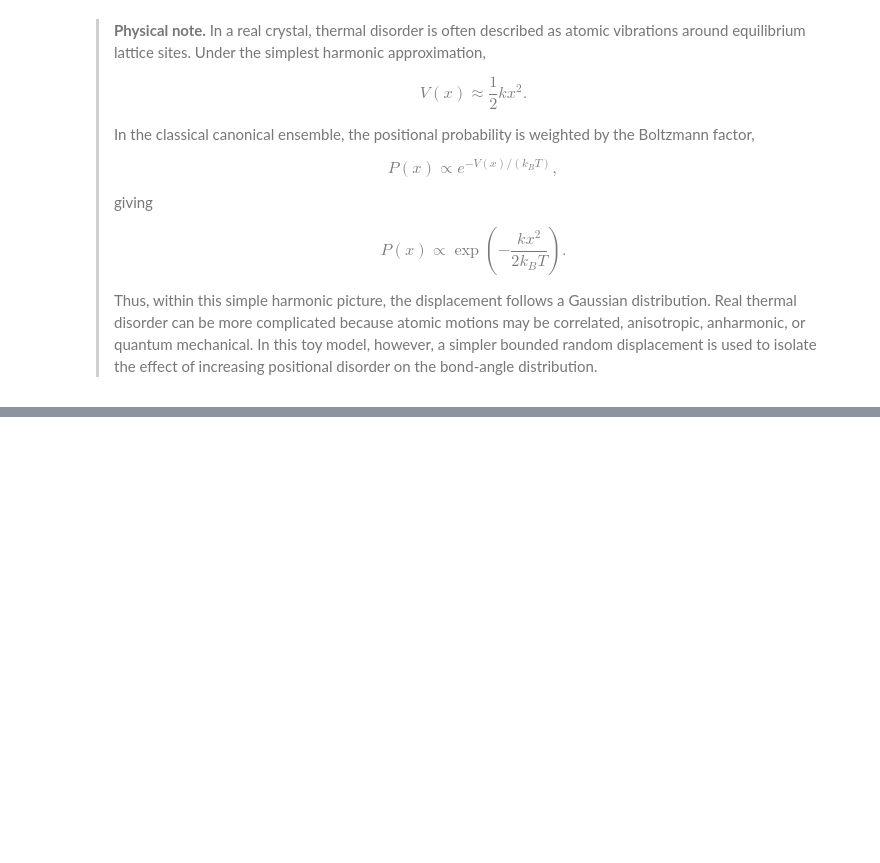
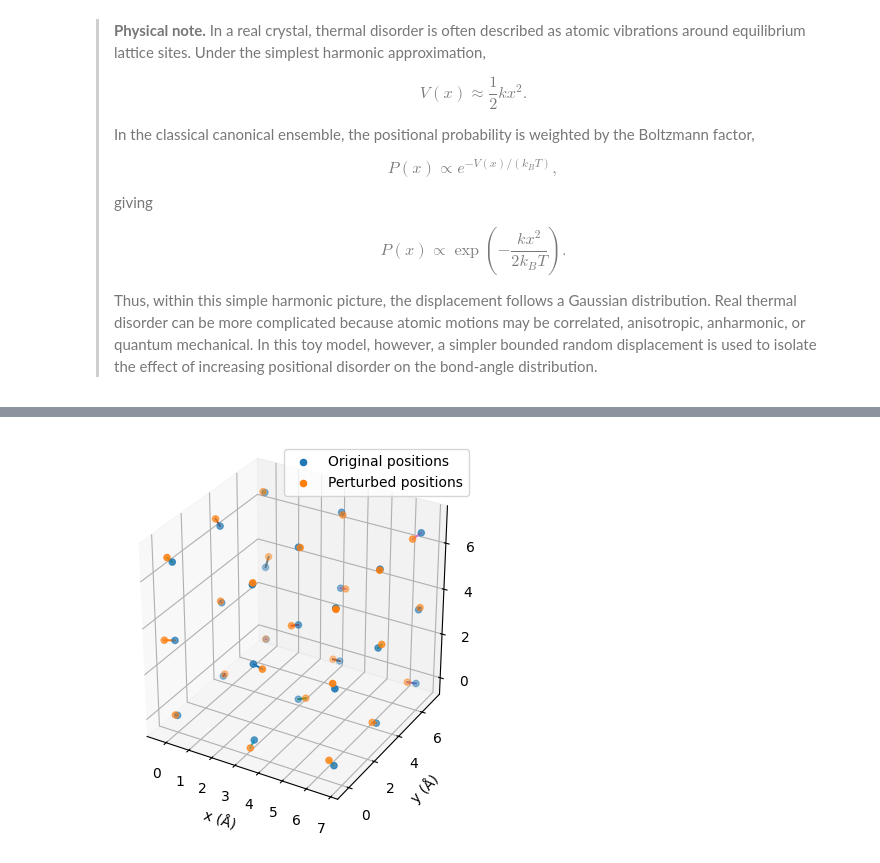
Before and after one commit to Jiaxuan-W41/Computational_Practice_MSc, a Jupyter notebook: Periodic_Atomic_structure/Bond_Angel_Distribution_for_periodic_systems.ipynb, the cells around one changed output, grey strips where cells are left out. Saved outputs shown, nothing was run; the diff lists cells and outputs as text; code cells hidden in the pictures; blank space fills up the shorter version.

```diff
--- a/Periodic_Atomic_structure/Bond_Angel_Distribution_for_periodic_systems.ipynb
+++ b/Periodic_Atomic_structure/Bond_Angel_Distribution_for_periodic_systems.ipynb
@@ -711,0 +894,44 @@ The parameter $d_{\max}$ therefore controls the strength of the positional disor
+# %%
+displacements_0_5 = pbc(
+    perturbed_positions_0_5 - ordered_positions,
+    cell
+)
+
+perturbed_display_0_5 = ordered_positions + displacements_0_5
+# %%
+fig = plt.figure()
+ax = fig.add_subplot(111, projection="3d")
+
+ax.scatter(
+    ordered_positions[:, 0],
+    ordered_positions[:, 1],
+    ordered_positions[:, 2],
+    label="Original positions"
+)
+
+ax.scatter(
+    perturbed_display_0_5[:, 0],
+    perturbed_display_0_5[:, 1],
+    perturbed_display_0_5[:, 2],
+    label="Perturbed positions"
+)
+
+for original, perturbed in zip(
+    ordered_positions,
+    perturbed_display_0_5
+):
+    ax.plot(
+        [original[0], perturbed[0]],
+        [original[1], perturbed[1]],
+        [original[2], perturbed[2]]
+    )
+
+ax.set_xlabel("x (Å)")
+ax.set_ylabel("y (Å)")
+ax.set_zlabel("z (Å)")
+ax.set_box_aspect((1, 1, 1))
+ax.legend()
+
+plt.show()
+# %% [output]
+[figure, added]
```
Also changed, not shown: parts of 14 cells of this notebook.
